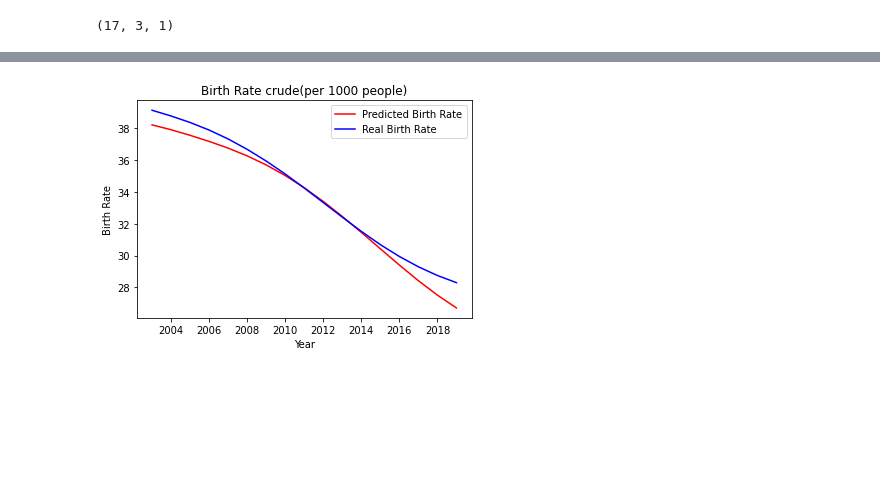
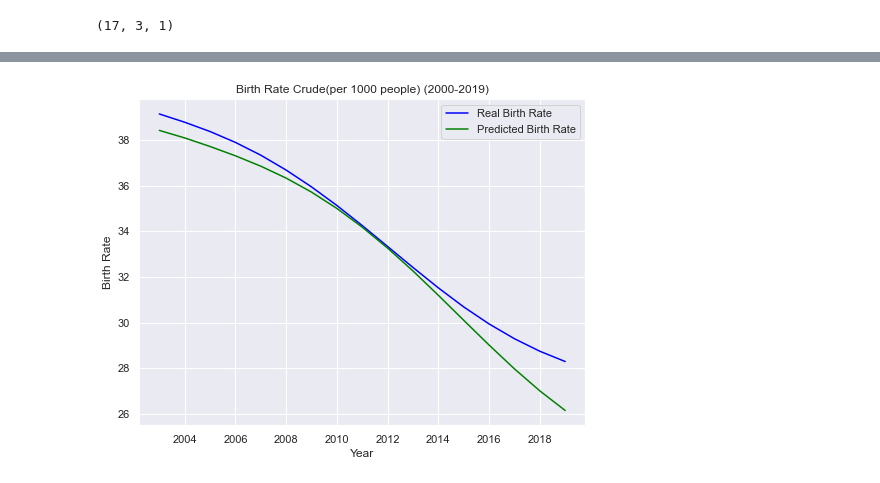
Before and after one commit to annchemu/tsa, a Jupyter notebook: lstm_model.ipynb, the cells around one changed output, grey strips where cells are left out. Drawn from its saved outputs; the diff is of its cells as text; code cells hidden in the pictures; blank space fills up the shorter version.

Commit message:
tuned parameters on lstm

```diff
--- a/lstm_model.ipynb
+++ b/lstm_model.ipynb
@@ -63,12 +52,12 @@ n_features = 1
 # %%
 #split the data set into time steps that predict the next step: X for samples, y for labels (actual output)
 
-def split_sequence(sequence, n_steps):
+def split_sequence(sequence, lag):
     print(len(sequence))
     x, y = list(), list()
     for i in range(len(sequence)):
         # find the end of this pattern
-        end_ix = i + n_steps
+        end_ix = i + lag
         # check if we are beyond the sequence
         if end_ix > len(sequence)-1:
             break
@@ -186,0 +121,5 @@ array([[38.216248],
+# %%
+#use MAPE to determine the combination with the lowest error
+def mean_absolute_percentage_error(y_true, y_pred):
+    y_true, y_pred = np.array(y_true), np.array(y_pred)
+    return np.mean(np.abs((y_true - y_pred) / y_true)) * 100
@@ -186,0 +175,8 @@ array([[38.216248],
+# %%
+n_model = Sequential([
+        LSTM(units=40, input_shape=(2, n_features), activation='relu',return_sequences=True),
+        LSTM(40, activation='relu',return_sequences=True),
+        LSTM(40, activation='relu'),
+        Dense(units=1)
+    ])
+n_model.summary()
@@ -186,0 +200,10 @@ array([[38.216248],
+# %%
+#compile the model
+n_model.compile(optimizer=Adam(learning_rate=0.01), loss='mse', metrics=['accuracy'])
+
+#train the model
+n_model.fit(x, y, batch_size=1, validation_split=0.1, epochs=100, verbose=2)
+
+#Predict
+n_predictions = n_model.predict(x_test, batch_size = 1, verbose = 2)
+n_predictions
@@ -187,14 +245,12 @@ array([[38.216248],
 # %%
 # Visualising the results
-
-plt.plot(test_years,predictions, color = 'red', label = 'Predicted Birth Rate')
 plt.plot(test_years,y_test, color = 'blue', label = 'Real Birth Rate')
+plt.plot(test_years,n_predictions, color = 'green', label = 'Predicted Birth Rate')
 plt.legend()
-# plt.xticks(np.arange(0,2,8))
 plt.xlabel('Year')
 plt.ylabel(label)
-plt.title(title)
+plt.title('Birth Rate Crude(per 1000 people) (2000-2019)')
 plt.show()
 sns.set(rc={'figure.figsize':(8,6)})
 # %% [output]
-[figure, old version]
+[figure, new version]
```
Also changed, not shown: parts of 22 cells of this notebook, 6 other files.
